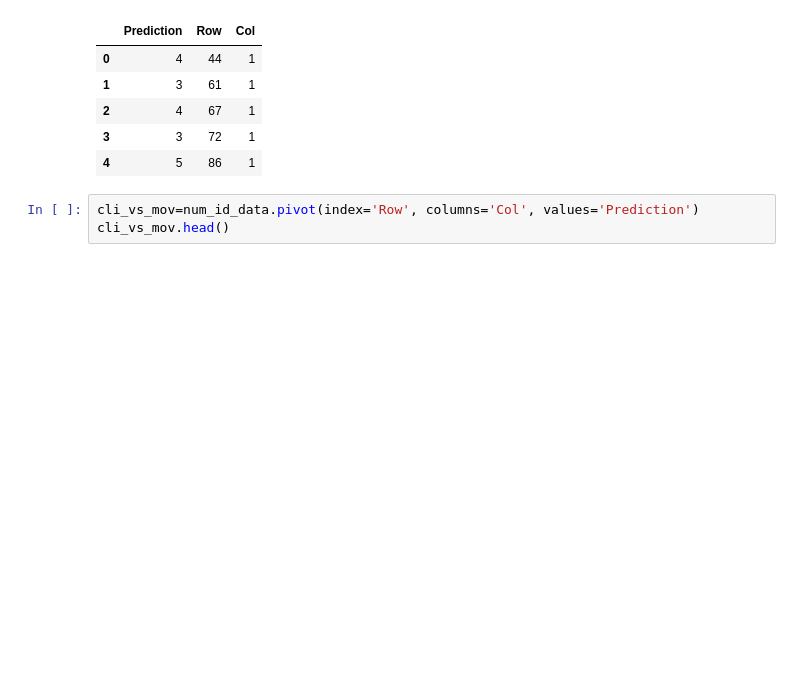
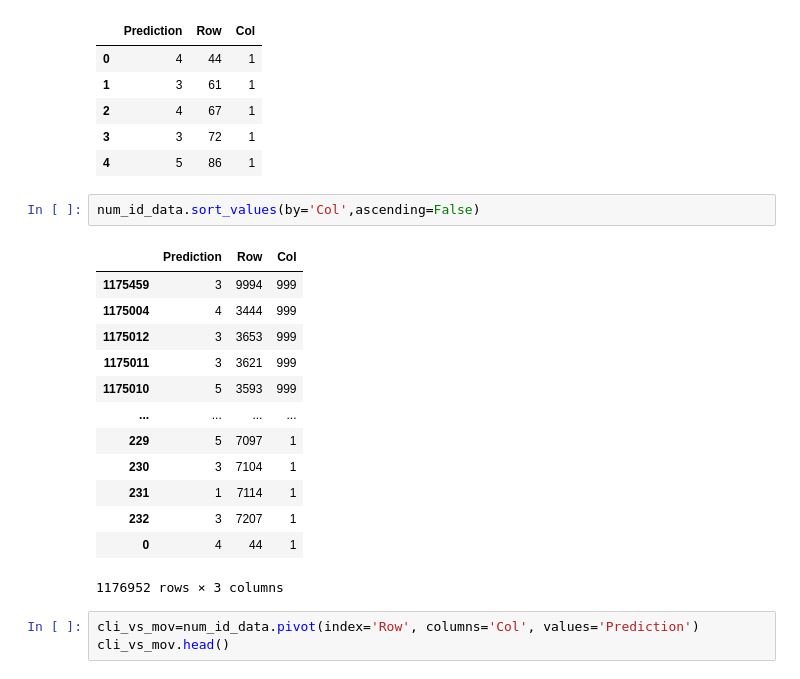
Before and after one commit to Battleman/Space-ML, a Jupyter notebook: Project2/Kmeans/kmeans.ipynb, the cells around one changed output. Saved outputs shown, nothing was run; the diff lists cells and outputs as text; blank space fills up the shorter version.

```diff
--- a/Project2/Kmeans/kmeans.ipynb
+++ b/Project2/Kmeans/kmeans.ipynb
@@ -51,6 +51,22 @@ num_id_data.head()
 | 2 | 4 | 67 | 1 |
 | 3 | 3 | 72 | 1 |
 | 4 | 5 | 86 | 1 |
+# %%
+num_id_data.sort_values(by='Col',ascending=False)
+# %% [output]
+|  | Prediction | Row | Col |
+| 1175459 | 3 | 9994 | 999 |
+| 1175004 | 4 | 3444 | 999 |
+| 1175012 | 3 | 3653 | 999 |
+| 1175011 | 3 | 3621 | 999 |
+| 1175010 | 5 | 3593 | 999 |
+| ... | ... | ... | ... |
+| 229 | 5 | 7097 | 1 |
+| 230 | 3 | 7104 | 1 |
+| 231 | 1 | 7114 | 1 |
+| 232 | 3 | 7207 | 1 |
+| 0 | 4 | 44 | 1 |
+1176952 rows × 3 columns
 # %%
 cli_vs_mov=num_id_data.pivot(index='Row', columns='Col', values='Prediction')
 cli_vs_mov.head()
```
Also changed, not shown: parts of 1 cell of this notebook, 4 other files.
